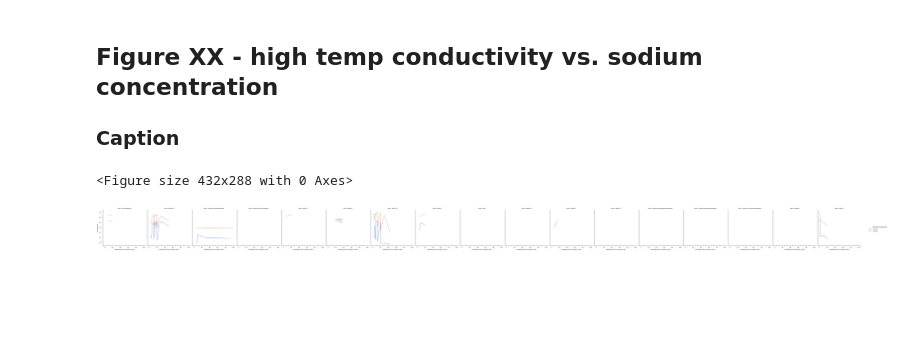
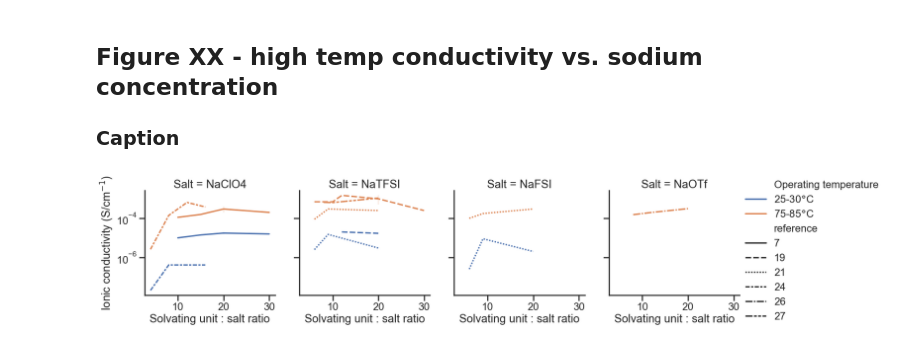
Before and after one commit to jknottUOW/polymer-review-paper, a Jupyter notebook: FIGURES.ipynb, the cells around one changed output. Cells and saved outputs as stored; diff of their text form; code cells hidden in the pictures; blank space fills up the shorter version.

```diff
--- a/FIGURES.ipynb
+++ b/FIGURES.ipynb
@@ -275,47 +280,63 @@ plt.savefig('.\FIGURES\SPE_Tg-vs-conductivity.png',
 ### Caption
 # %%
 df_SPE_salt_slice = df_SPE.loc[
-                df_SPE['solvating-unit-to-sodium_ratio'].notnull()
+                (df_SPE['author_corresponding'] == 'Hwang') |
+                (df_SPE['author_corresponding'] == 'Moreno') |
+                (df_SPE['author_corresponding'] == 'Boschin') |
+                (df_SPE['author_corresponding'] == 'Skaarup') |
+                (df_SPE['author_corresponding'] == 'Yanping Ma')
                 ]
 
 df_SPE_salt = df_SPE_salt_slice[
             [
             'salt',
             'conductivity_(20-30)degC',
             'conductivity_(75-85)degC',
             'solvating-unit-to-sodium_ratio',
             'reference'
             ]
             ]
 
-#removing rows where there is only one 'solvating unit to sodium ratio' data point
-df_SPE_salt = df_SPE_salt[df_SPE_salt['reference'].duplicated(keep=False)]
-
-
 df_SPE_salt.rename(columns={'conductivity_(20-30)degC': '25-30$\degree$C', 'conductivity_(75-85)degC': '75-85$\degree$C', 'salt' : 'Salt'}, inplace=True)
 
 df_SPE_salt_melt = pd.melt(df_SPE_salt,
                         id_vars=['Salt', 'reference', 'solvating-unit-to-sodium_ratio'],
                         value_vars = ['25-30$\degree$C', '75-85$\degree$C'],
                         var_name='Operating temperature',
                         value_name='Conductivity')
 
+df_SPE_salt_plot = df_SPE_salt_melt.loc[
+                df_SPE_salt_melt['Conductivity'].notnull()
+                ]
+
 sns.set()
 sns.set_style("white")
-sns.set_context("notebook",rc={'axes.grid': True})
-plt.figure(figsize=(6, 4))
+sns.set(style="ticks", rc={"lines.linewidth": 100})
+sns.set_context("poster",rc={'axes.grid': True})
 
 SPE_salt = sns.relplot(
             x="solvating-unit-to-sodium_ratio",
             y="Conductivity",
             col="Salt",
             hue="Operating temperature",
-            #style="Salt",
+            style="reference",
             kind="line",
-            data=df_SPE_salt_melt,
+            data=df_SPE_salt_plot,
             ).set(
                 yscale='log'
             )
+
+SPE_salt.axes[0,0].set_xlabel('Solvating unit : salt ratio')
+SPE_salt.axes[0,0].set_ylabel('Ionic conductivity (S/cm$^{-1}$)')
+SPE_salt.axes[0,1].set_xlabel('Solvating unit : salt ratio')
+SPE_salt.axes[0,2].set_xlabel('Solvating unit : salt ratio')
+SPE_salt.axes[0,3].set_xlabel('Solvating unit : salt ratio')
+
+plt.savefig('.\FIGURES\SPE_conductivity-vs-salt-ratio.svg',
+           transparent=False)
+plt.savefig('.\FIGURES\SPE_conductivity-vs-salt-ratio.png',
+           transparent=False,
+           bbox_inches='tight',
+           dpi=300)
 # %% [output]
-<Figure size 432x288 with 0 Axes>
-[figure, old version]
+[figure, new version]
```
Also changed, not shown: parts of 6 cells of this notebook, 14 other files.
